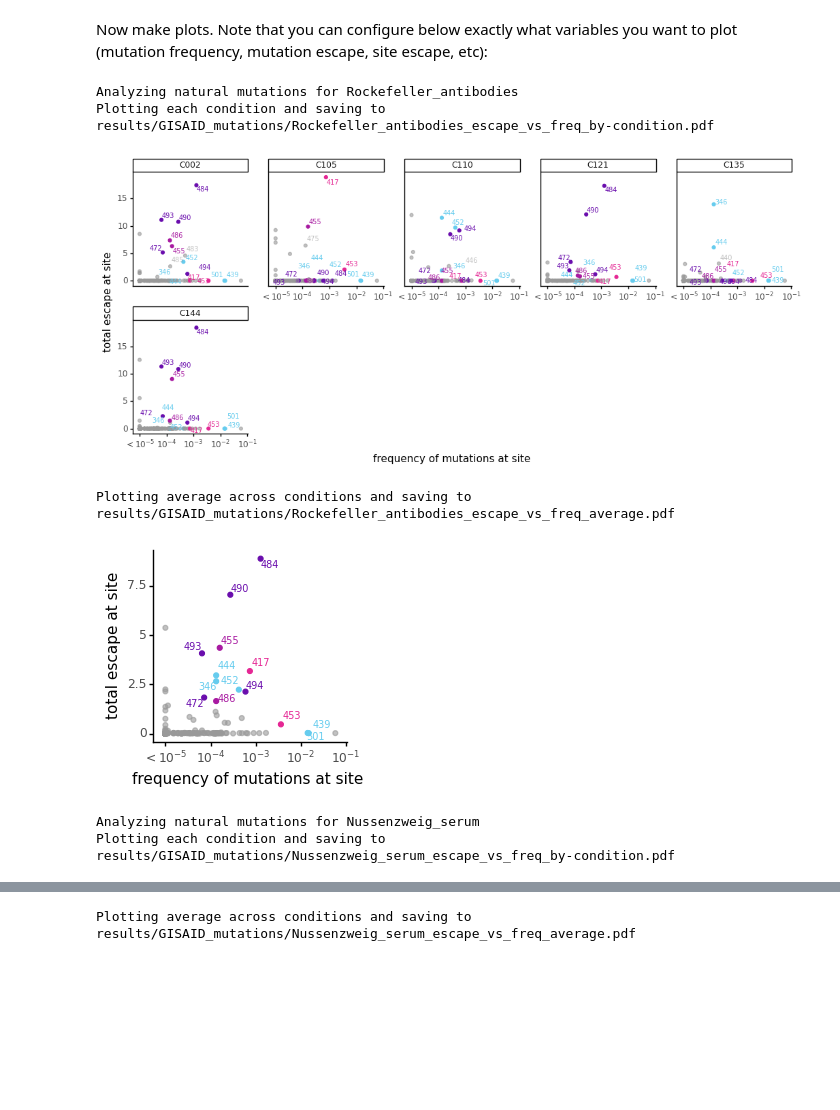
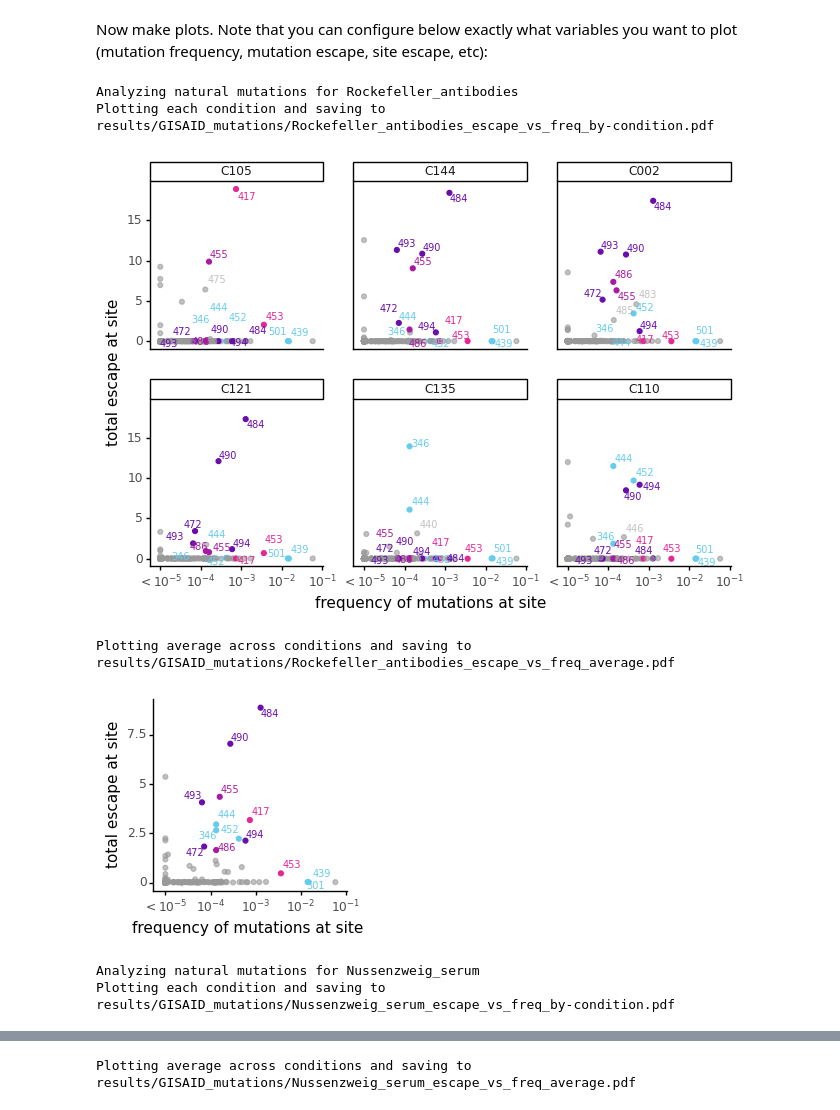
Before and after one commit to jbloomlab/SARS-CoV-2-RBD_MAP_Rockefeller, a Jupyter notebook: natural_mutations.ipynb, the cells around one changed output, grey strips where cells are left out. Saved outputs shown, nothing was run; the diff lists cells and outputs as text; code cells hidden in the pictures; blank space fills up the shorter version.

Commit message:
make conditions categorical in GISAID notebook

```diff
--- a/natural_mutations.ipynb
+++ b/natural_mutations.ipynb
@@ -332,6 +332,11 @@ for name, specs in escape_profiles_config.items():
             nrow = math.ceil(len(conditions) / analysis_specs['maxcol'])
             ncol = min(len(conditions), analysis_specs['maxcol'])
             plot_df = df.copy()
+            # make condition categorical to maintain order
+            plot_df=plot_df.assign(condition=lambda x: pd.Categorical(x['condition'],
+                                                                      list(conditions.values()),
+                                                                      ordered=True)
+                                  )
             plotfile = os.path.join(config['gisaid_mutations_dir'],
                                     f"{name}_escape_vs_freq_by-condition.pdf")
             print(f"Plotting each condition and saving to {plotfile}")
@@ -366,34 +371,34 @@ for name, specs in escape_profiles_config.items():
              aes(analysis_specs['freq'], analysis_specs['escape'], color='color', alpha='alpha') +
              geom_point() +
              geom_text(data=label_df,
                        mapping=aes(label=ptlabel),
                        size=analysis_specs['label_font_size'],
                        adjust_text={'expand_points': (1.05, 1.2),
                                     'expand_text': (1.05, 1.2)},
                        ) +
              theme_classic() +
              theme(figure_size=(2.5 * ncol, 2.5 * nrow),
                    panel_spacing=0.3,
                    legend_position='none',
                    ) +
              scale_x_log10(name=analysis_specs['xlabel'],
                            breaks=xbreaks,
                            labels=xlabels,
                            expand=(0.07, 0)) +
              ylab(analysis_specs['ylabel']) +
              scale_color_manual(values=colors) +
              scale_alpha_continuous(limits=(0, 1), range=(0, 1))
              )
         if not avg_conditions:
             p = p + facet_wrap('~ condition', ncol=ncol)
         p.save(plotfile, verbose=False)
         fig = p.draw()
         display(fig)
        # plt.close(fig)
 # %% [output]
 Analyzing natural mutations for Rockefeller_antibodies
 Plotting each condition and saving to results/GISAID_mutations/Rockefeller_antibodies_escape_vs_freq_by-condition.pdf
-[figure, old version]
+[figure, new version]
 Plotting average across conditions and saving to results/GISAID_mutations/Rockefeller_antibodies_escape_vs_freq_average.pdf
 [figure]
 Analyzing natural mutations for Nussenzweig_serum
```
Also changed, not shown: parts of 1 cell of this notebook, 11 other files.
